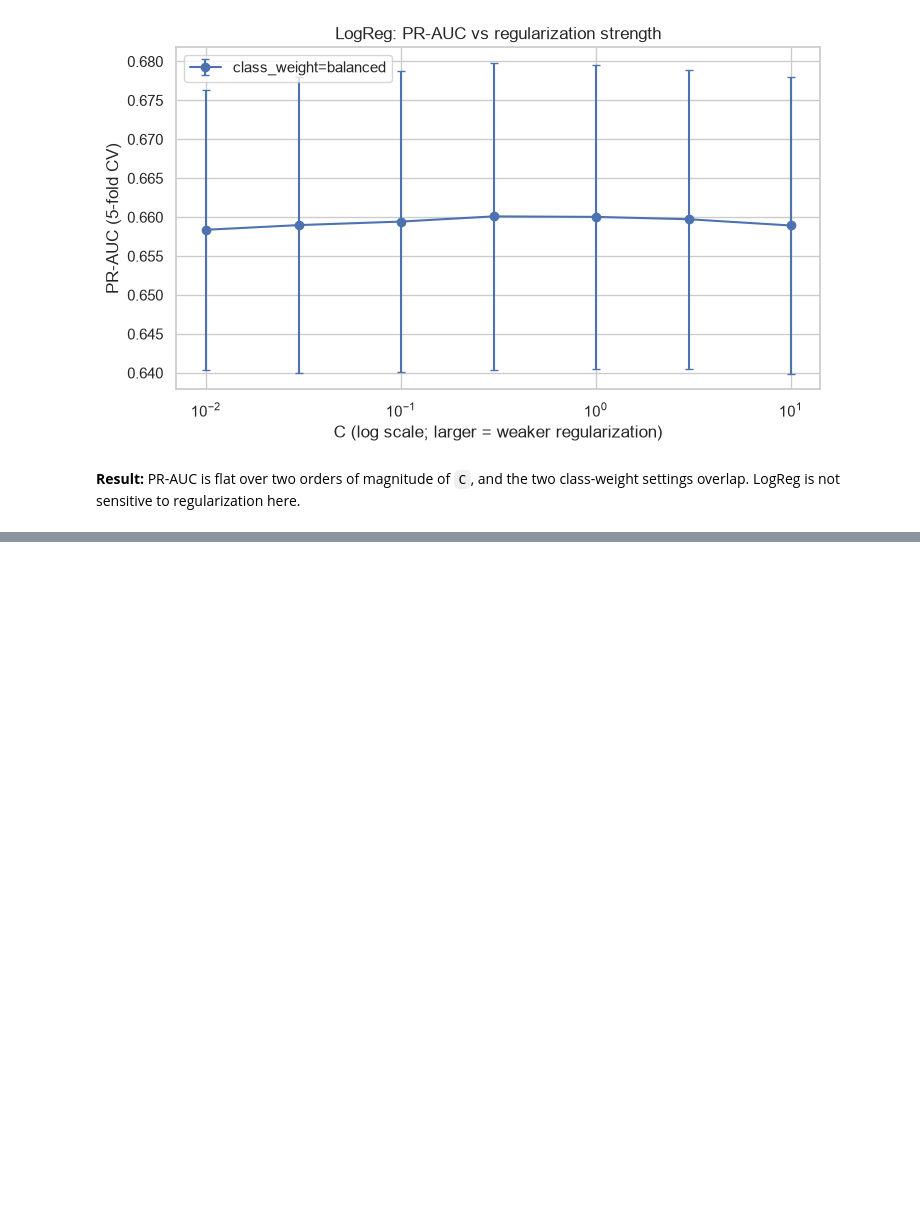
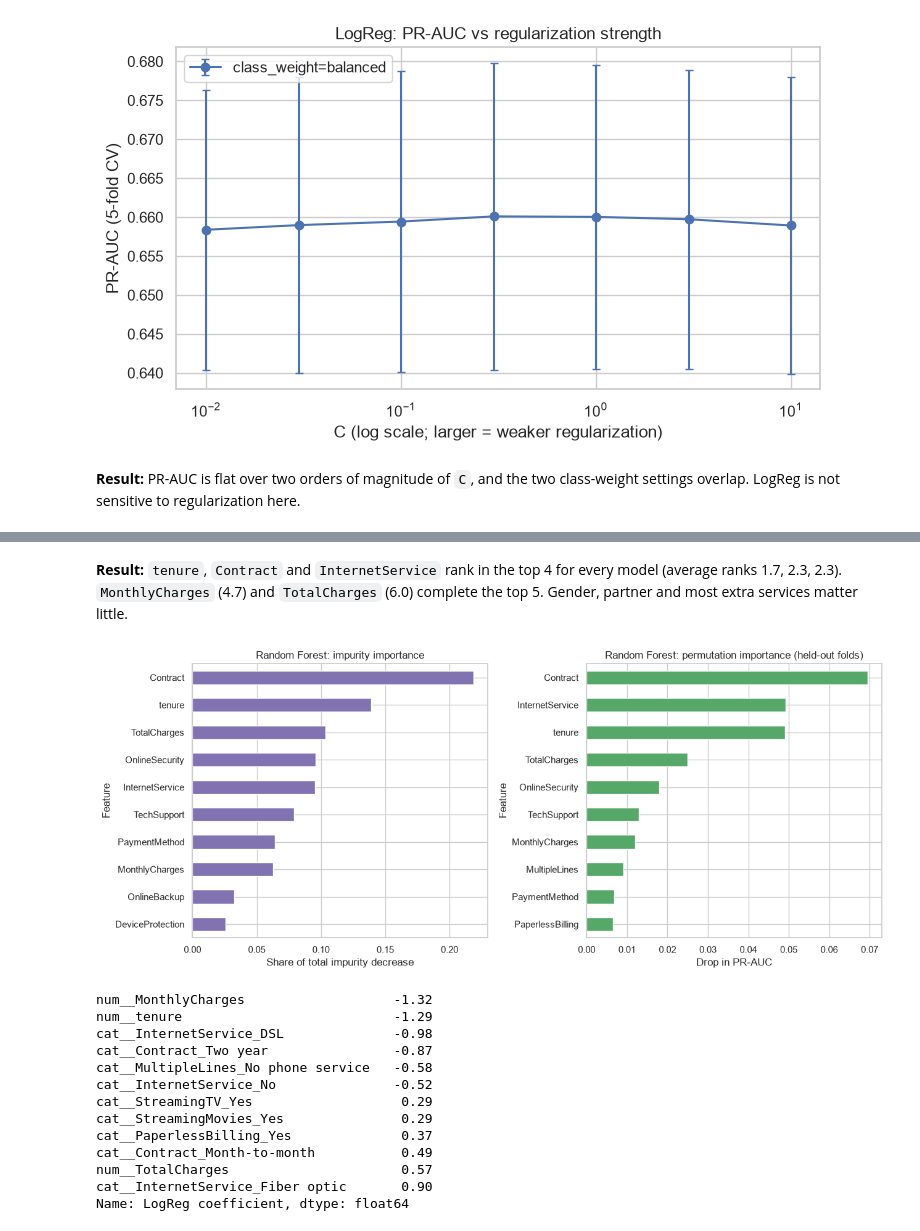
Before and after one commit to Sheyda-Fathi/customer-churn-prediction, a Jupyter notebook: notebooks/03_modeling.ipynb, the cells around one changed output, grey strips where cells are left out. Saved outputs shown, nothing was run; the diff lists cells and outputs as text; code cells hidden in the pictures; blank space fills up the shorter version.

```diff
--- a/notebooks/03_modeling.ipynb
+++ b/notebooks/03_modeling.ipynb
@@ -550,0 +651,38 @@ plt.show()
+# %% [markdown]
+**Result:** `tenure`, `Contract` and `InternetService` rank in the top 4 for every model (average ranks 1.7, 2.3, 2.3). `MonthlyCharges` (4.7) and `TotalCharges` (6.0) complete the top 5. Gender, partner and most extra services matter little.
+# %%
+rf_fit = tuned_models['RandomForest'].fit(X_train, y_train)
+rf_names = rf_fit.named_steps['pre'].get_feature_names_out()
+rf_impurity = aggregate_to_original(pd.Series(rf_fit.named_steps['model'].feature_importances_, index=rf_names),list(X_train.columns))
+
+fig, axes = plt.subplots(1, 2, figsize=(13, 5.5))
+rf_impurity.head(10)[::-1].plot(kind='barh', ax=axes[0], color='#8172B2')
+axes[0].set_title('Random Forest: impurity importance')
+axes[0].set_xlabel('Share of total impurity decrease')
+axes[0].set_ylabel('Feature')
+perm['RandomForest']['mean'].head(10)[::-1].plot(kind='barh', ax=axes[1], color='#55A868')
+axes[1].set_title('Random Forest: permutation importance (held-out folds)')
+axes[1].set_xlabel('Drop in PR-AUC')
+axes[1].set_ylabel('Feature')
+save_fig('21_rf_impurity_vs_permutation')
+plt.show()
+
+lr_fit = tuned_pipeline('LogReg', best_params['LogReg'], X_train).fit(X_train, y_train)
+coef = pd.Series(lr_fit.named_steps['model'].coef_[0],
+                 index=lr_fit.named_steps['pre'].get_feature_names_out()).sort_values()
+display(pd.concat([coef.head(6), coef.tail(6)]).round(2).rename('LogReg coefficient'))
+# %% [output]
+[figure, added]
+num__MonthlyCharges                   -1.32
+num__tenure                           -1.29
+cat__InternetService_DSL              -0.98
+cat__Contract_Two year                -0.87
+cat__MultipleLines_No phone service   -0.58
+cat__InternetService_No               -0.52
+cat__StreamingTV_Yes                   0.29
+cat__StreamingMovies_Yes               0.29
+cat__PaperlessBilling_Yes              0.37
+cat__Contract_Month-to-month           0.49
+num__TotalCharges                      0.57
+cat__InternetService_Fiber optic       0.90
+Name: LogReg coefficient, dtype: float64
```
Also changed, not shown: parts of 26 cells of this notebook, 12 other files.
